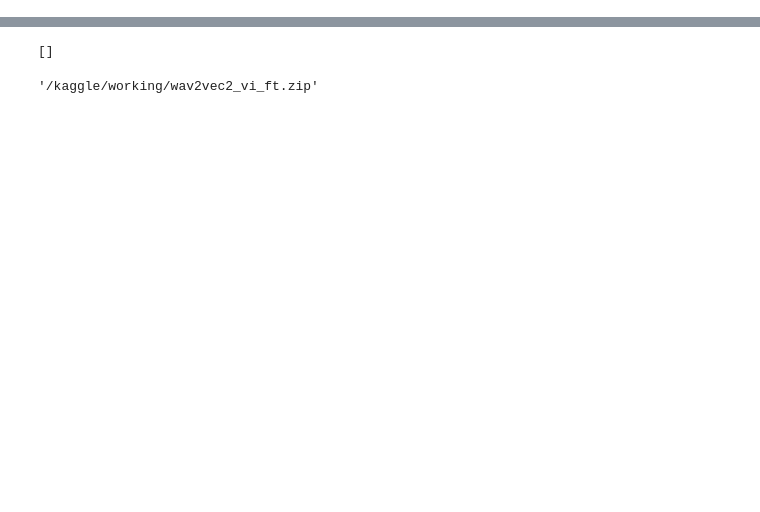
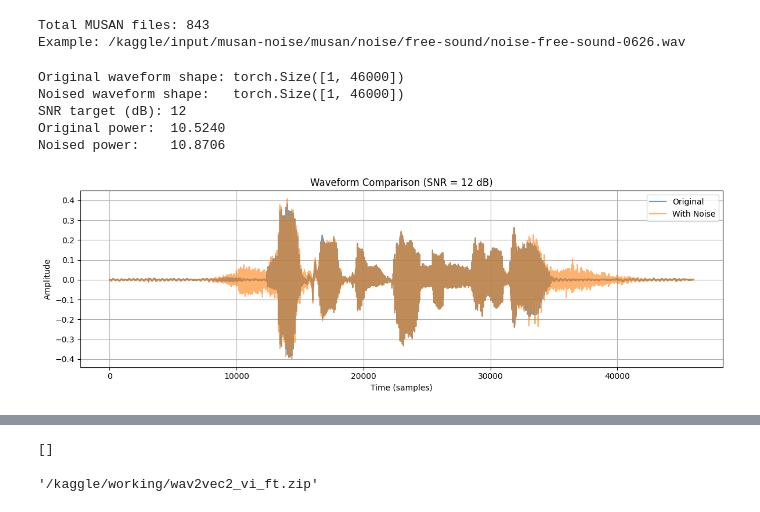
Before and after one commit to minh-quang-pham-le/Vietnamese-ASR, a Jupyter notebook: vietnamese-asr.ipynb, the cells around one changed output, grey strips where cells are left out. Saved outputs shown, nothing was run; the diff lists cells and outputs as text; code cells hidden in the pictures; blank space fills up the shorter version.

Commit message:
Kaggle Notebook | Finetune-Wav2Vec2-nguyenvulebinh-21h | Version 12

```diff
--- a/vietnamese-asr.ipynb
+++ b/vietnamese-asr.ipynb
@@ -366,0 +346,80 @@ trainer = Trainer(
+# %%
+# Get path for MUSAN noise
+import os
+from glob import glob
+
+def get_musan_noise_paths(root_dir=NOISE_ROOT):
+    musan_paths = []
+    path = os.path.join(root_dir, 'free-sound')
+    musan_paths.extend(glob(f"{path}/**/*.wav", recursive=True))
+    return musan_paths
+
+musan_paths = get_musan_noise_paths()
+
+# Check
+print("Total MUSAN files:", len(musan_paths))
+print("Example:", musan_paths[0] if musan_paths else "No files found")
+# %% [output]
+Total MUSAN files: 843
+Example: /kaggle/input/musan-noise/musan/noise/free-sound/noise-free-sound-0626.wav
+# %%
+# Musan noise add
+def add_noise(waveform: torch.Tensor, snr_dB: float, noise_paths: list) -> torch.Tensor:
+    noise_path = random.choice(noise_paths)
+    noise_waveform, _ = torchaudio.load(noise_path)
+
+    if noise_waveform.size(1) < waveform.size(1):
+        repeat_factor = int(np.ceil(waveform.size(1) / noise_waveform.size(1)))
+        noise_waveform = noise_waveform.repeat(1, repeat_factor)
+    noise_waveform = noise_waveform[:, :waveform.size(1)]
+
+    speech_power = waveform.norm(p=2)
+    noise_power = noise_waveform.norm(p=2)
+    factor = (speech_power / noise_power) * 10 ** (-snr_dB / 20)
+
+    return waveform + factor * noise_waveform
+# %%
+# Check
+import matplotlib.pyplot as plt
+
+# Lấy sample từ train
+sample = ds_dict["train"][0]
+waveform = torch.tensor(sample["audio"]["array"], dtype=torch.float32).unsqueeze(0)  # (1, T)
+sampling_rate = sample["audio"]["sampling_rate"]
+
+# Lưu lại bản gốc để so sánh
+original_waveform = waveform.clone()
+
+# Chọn snr và thêm noise
+snr = 12  # dB
+noised_waveform = add_noise(waveform, snr_dB=snr, noise_paths=musan_paths)
+
+# Tính năng lượng (L2 norm)
+original_power = original_waveform.norm(p=2).item()
+noised_power = noised_waveform.norm(p=2).item()
+
+# Hiển thị thông tin
+print(f"Original waveform shape: {original_waveform.shape}")
+print(f"Noised waveform shape:   {noised_waveform.shape}")
+print(f"SNR target (dB): {snr}")
+print(f"Original power:  {original_power:.4f}")
+print(f"Noised power:    {noised_power:.4f}")
+
+# Vẽ đồ thị waveform trước và sau
+plt.figure(figsize=(12, 4))
+plt.plot(original_waveform.squeeze().numpy(), label="Original", alpha=0.7)
+plt.plot(noised_waveform.squeeze().numpy(), label="With Noise", alpha=0.6)
+plt.legend()
+plt.title(f"Waveform Comparison (SNR = {snr} dB)")
+plt.xlabel("Time (samples)")
+plt.ylabel("Amplitude")
+plt.grid(True)
+plt.tight_layout()
+plt.show()
+# %% [output]
+Original waveform shape: torch.Size([1, 46000])
+Noised waveform shape:   torch.Size([1, 46000])
+SNR target (dB): 12
+Original power:  10.5240
+Noised power:    10.8706
+[figure, added]
```
Also changed, not shown: parts of 62 cells of this notebook.
